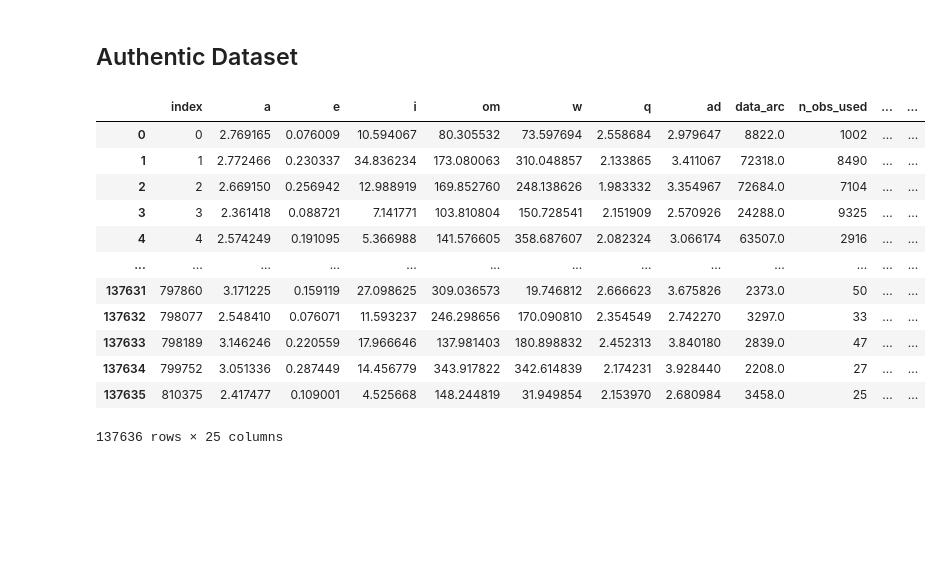
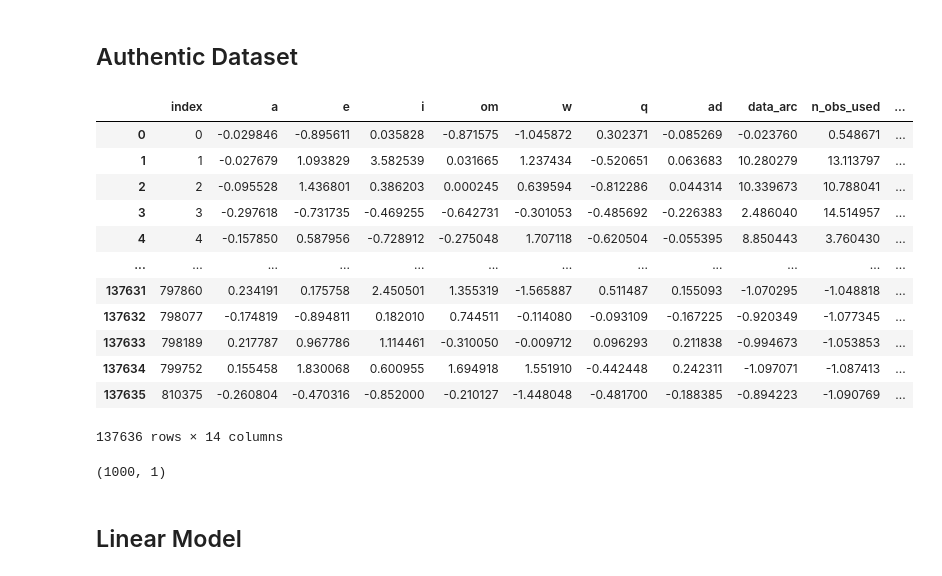
Before and after one commit to Nozom1466/Linear-Regression-from-Scratch, a Jupyter notebook: PA1/Linear_Regression.ipynb, the cells around one changed output. Cells and saved outputs as stored; diff of their text form; code cells hidden in the pictures; blank space fills up the shorter version.

```diff
--- a/PA1/Linear_Regression.ipynb
+++ b/PA1/Linear_Regression.ipynb
@@ -185,22 +349,22 @@ Epoch: 9 loss: 170441.92275246794
 # %% [markdown]
 ## Authentic Dataset
 # %%
-sheet = pd.read_csv('output_basic_data_preprocessing.csv')
+sheet = pd.read_csv('output_9291044.csv')
 sheet
 # %% [output]
-|  | index | a | e | i | om | w | q | ad | data_arc | n_obs_used | ... | ... |
-| 0 | 0 | 2.769165 | 0.076009 | 10.594067 | 80.305532 | 73.597694 | 2.558684 | 2.979647 | 8822.0 | 1002 | ... | ... |
-| 1 | 1 | 2.772466 | 0.230337 | 34.836234 | 173.080063 | 310.048857 | 2.133865 | 3.411067 | 72318.0 | 8490 | ... | ... |
-| 2 | 2 | 2.669150 | 0.256942 | 12.988919 | 169.852760 | 248.138626 | 1.983332 | 3.354967 | 72684.0 | 7104 | ... | ... |
-| 3 | 3 | 2.361418 | 0.088721 | 7.141771 | 103.810804 | 150.728541 | 2.151909 | 2.570926 | 24288.0 | 9325 | ... | ... |
-| 4 | 4 | 2.574249 | 0.191095 | 5.366988 | 141.576605 | 358.687607 | 2.082324 | 3.066174 | 63507.0 | 2916 | ... | ... |
-| ... | ... | ... | ... | ... | ... | ... | ... | ... | ... | ... | ... | ... |
-| 137631 | 797860 | 3.171225 | 0.159119 | 27.098625 | 309.036573 | 19.746812 | 2.666623 | 3.675826 | 2373.0 | 50 | ... | ... |
-| 137632 | 798077 | 2.548410 | 0.076071 | 11.593237 | 246.298656 | 170.090810 | 2.354549 | 2.742270 | 3297.0 | 33 | ... | ... |
-| 137633 | 798189 | 3.146246 | 0.220559 | 17.966646 | 137.981403 | 180.898832 | 2.452313 | 3.840180 | 2839.0 | 47 | ... | ... |
-| 137634 | 799752 | 3.051336 | 0.287449 | 14.456779 | 343.917822 | 342.614839 | 2.174231 | 3.928440 | 2208.0 | 27 | ... | ... |
-| 137635 | 810375 | 2.417477 | 0.109001 | 4.525668 | 148.244819 | 31.949854 | 2.153970 | 2.680984 | 3458.0 | 25 | ... | ... |
+|  | index | a | e | i | om | w | q | ad | data_arc | n_obs_used | ... |
+| 0 | 0 | -0.029846 | -0.895611 | 0.035828 | -0.871575 | -1.045872 | 0.302371 | -0.085269 | -0.023760 | 0.548671 | ... |
+| 1 | 1 | -0.027679 | 1.093829 | 3.582539 | 0.031665 | 1.237434 | -0.520651 | 0.063683 | 10.280279 | 13.113797 | ... |
+| 2 | 2 | -0.095528 | 1.436801 | 0.386203 | 0.000245 | 0.639594 | -0.812286 | 0.044314 | 10.339673 | 10.788041 | ... |
+| 3 | 3 | -0.297618 | -0.731735 | -0.469255 | -0.642731 | -0.301053 | -0.485692 | -0.226383 | 2.486040 | 14.514957 | ... |
+| 4 | 4 | -0.157850 | 0.587956 | -0.728912 | -0.275048 | 1.707118 | -0.620504 | -0.055395 | 8.850443 | 3.760430 | ... |
+| ... | ... | ... | ... | ... | ... | ... | ... | ... | ... | ... | ... |
+| 137631 | 797860 | 0.234191 | 0.175758 | 2.450501 | 1.355319 | -1.565887 | 0.511487 | 0.155093 | -1.070295 | -1.048818 | ... |
+| 137632 | 798077 | -0.174819 | -0.894811 | 0.182010 | 0.744511 | -0.114080 | -0.093109 | -0.167225 | -0.920349 | -1.077345 | ... |
+| 137633 | 798189 | 0.217787 | 0.967786 | 1.114461 | -0.310050 | -0.009712 | 0.096293 | 0.211838 | -0.994673 | -1.053853 | ... |
+| 137634 | 799752 | 0.155458 | 1.830068 | 0.600955 | 1.694918 | 1.551910 | -0.442448 | 0.242311 | -1.097071 | -1.087413 | ... |
+| 137635 | 810375 | -0.260804 | -0.470316 | -0.852000 | -0.210127 | -1.448048 | -0.481700 | -0.188385 | -0.894223 | -1.090769 | ... |
-137636 rows × 25 columns
+137636 rows × 14 columns
 # %%
 sheet.drop('index', axis=1, inplace=True)
 label = sheet['diameter']
@@ -208,6 +372,10 @@ dia_dropped = sheet.drop('diameter', axis=1)
 feature = dia_dropped
 
 # labels & features
-label_a = np.array(label)[:1000]
+label_a = np.array(label)[:1000][:, np.newaxis]
 feature_a = np.array(feature)[:1000]
+# %% [output]
+(1000, 1)
+# %% [markdown]
+## Linear Model
 # %%
```
Also changed, not shown: parts of 19 cells of this notebook.
